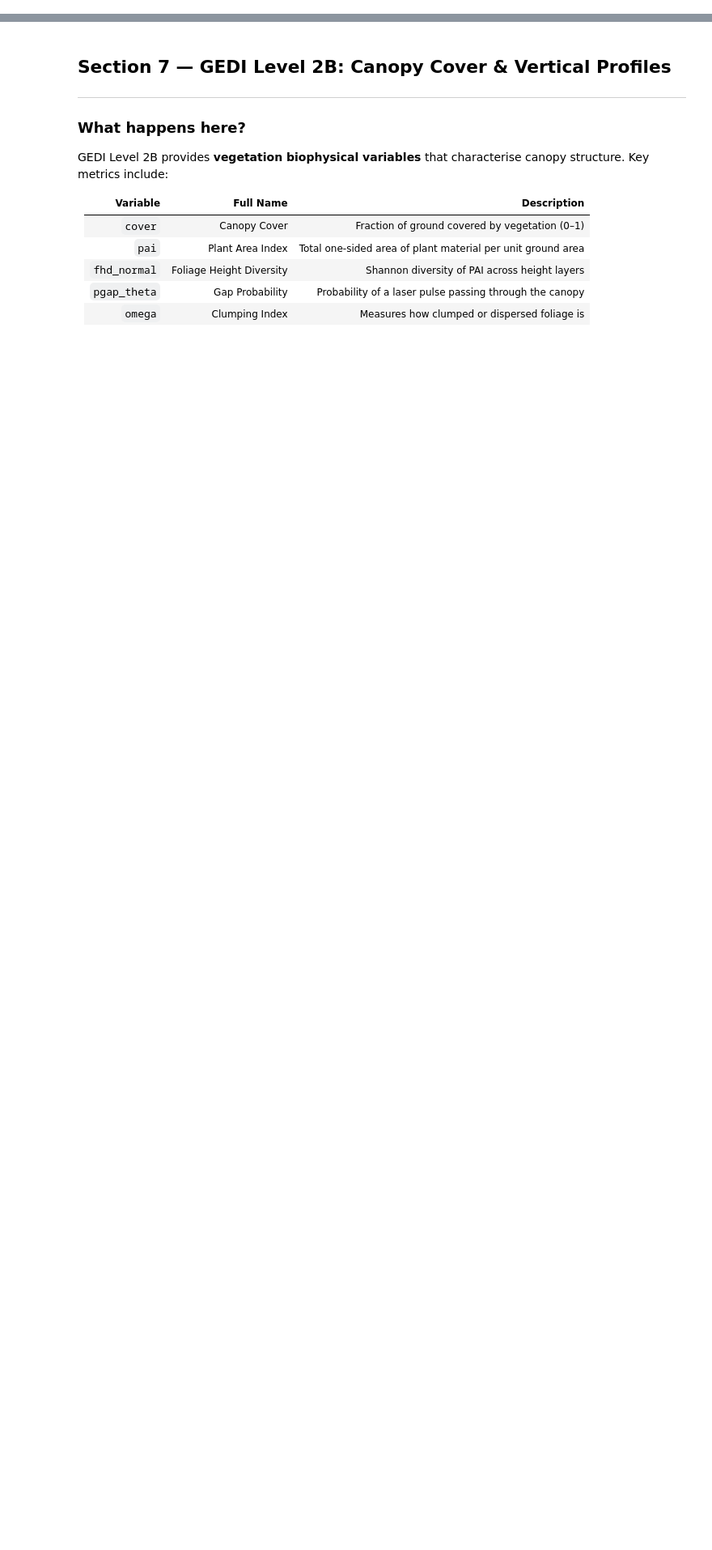
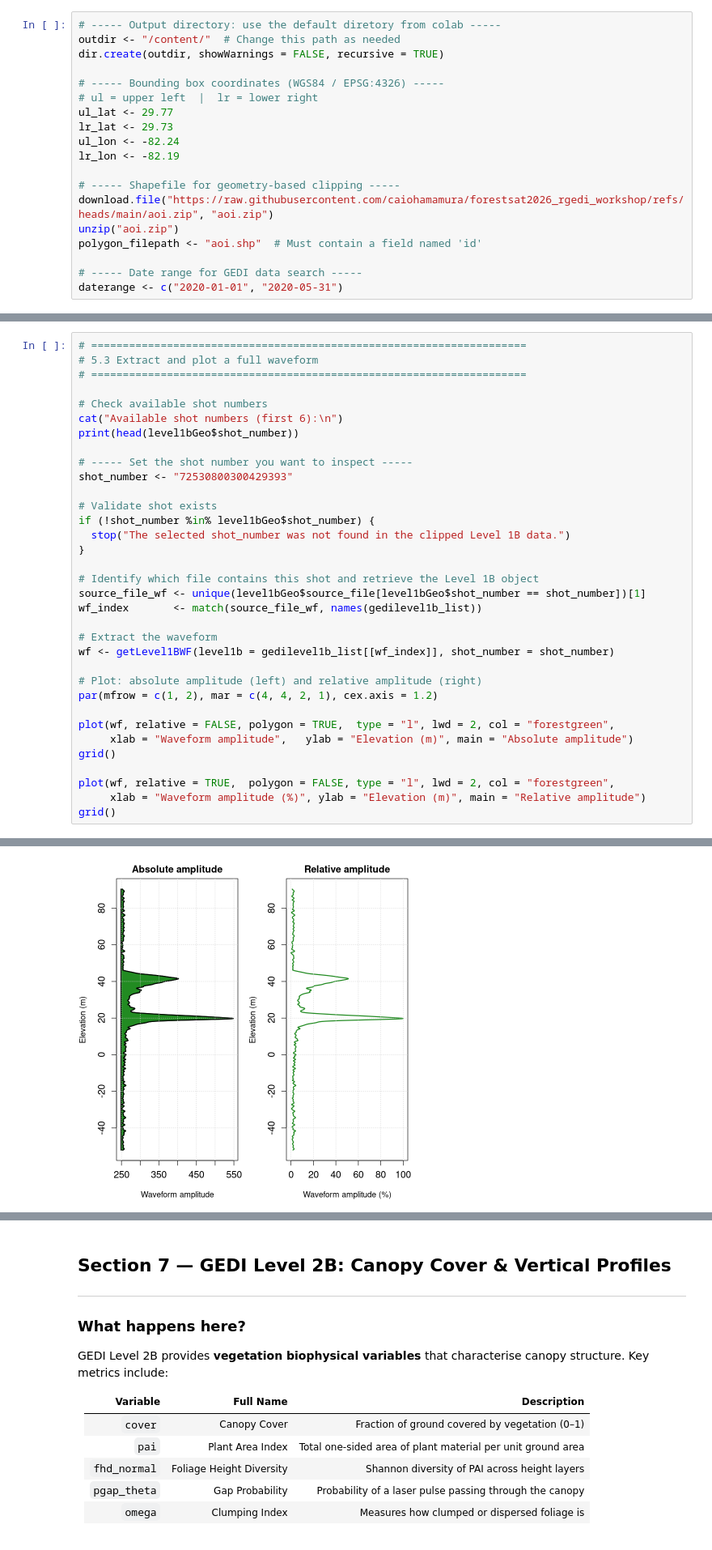
Before and after one commit to caiohamamura/forestsat2026_rgedi_workshop, a Jupyter notebook: rgedi_incolab_version.ipynb, the cells around one changed output, grey strips where cells are left out. Shown at 81% size. Cells and saved outputs as stored; diff of their text form; blank space fills up the shorter version.

```diff
--- a/rgedi_incolab_version.ipynb
+++ b/rgedi_incolab_version.ipynb
@@ -613,0 +135,19 @@ RH metrics measure the **height above ground** at which a given percentage of th
+# %%
+# ----- Output directory: use the default diretory from colab -----
+outdir <- "/content/"  # Change this path as needed
+dir.create(outdir, showWarnings = FALSE, recursive = TRUE)
+
+# ----- Bounding box coordinates (WGS84 / EPSG:4326) -----
+# ul = upper left  |  lr = lower right
+ul_lat <- 29.77
+lr_lat <- 29.73
+ul_lon <- -82.24
+lr_lon <- -82.19
+
+# ----- Shapefile for geometry-based clipping -----
+download.file("https://raw.githubusercontent.com/caiohamamura/forestsat2026_rgedi_workshop/refs/heads/main/aoi.zip", "aoi.zip")
+unzip("aoi.zip")
+polygon_filepath <- "aoi.shp"  # Must contain a field named 'id'
+
+# ----- Date range for GEDI data search -----
+daterange <- c("2020-01-01", "2020-05-31")
@@ -613,0 +589,35 @@ RH metrics measure the **height above ground** at which a given percentage of th
+# %%
+# =====================================================================
+# 5.3 Extract and plot a full waveform
+# =====================================================================
+
+# Check available shot numbers
+cat("Available shot numbers (first 6):\n")
+print(head(level1bGeo$shot_number))
+
+# ----- Set the shot number you want to inspect -----
+shot_number <- "72530800300429393"
+
+# Validate shot exists
+if (!shot_number %in% level1bGeo$shot_number) {
+  stop("The selected shot_number was not found in the clipped Level 1B data.")
+}
+
+# Identify which file contains this shot and retrieve the Level 1B object
+source_file_wf <- unique(level1bGeo$source_file[level1bGeo$shot_number == shot_number])[1]
+wf_index       <- match(source_file_wf, names(gedilevel1b_list))
+
+# Extract the waveform
+wf <- getLevel1BWF(level1b = gedilevel1b_list[[wf_index]], shot_number = shot_number)
+
+# Plot: absolute amplitude (left) and relative amplitude (right)
+par(mfrow = c(1, 2), mar = c(4, 4, 2, 1), cex.axis = 1.2)
+
+plot(wf, relative = FALSE, polygon = TRUE,  type = "l", lwd = 2, col = "forestgreen",
+     xlab = "Waveform amplitude",   ylab = "Elevation (m)", main = "Absolute amplitude")
+grid()
+
+plot(wf, relative = TRUE,  polygon = FALSE, type = "l", lwd = 2, col = "forestgreen",
+     xlab = "Waveform amplitude (%)", ylab = "Elevation (m)", main = "Relative amplitude")
+grid()
+# %% [output]
@@ -613,0 +627 @@ RH metrics measure the **height above ground** at which a given percentage of th
+[figure, added]
```
Also changed, not shown: parts of 49 cells of this notebook.
